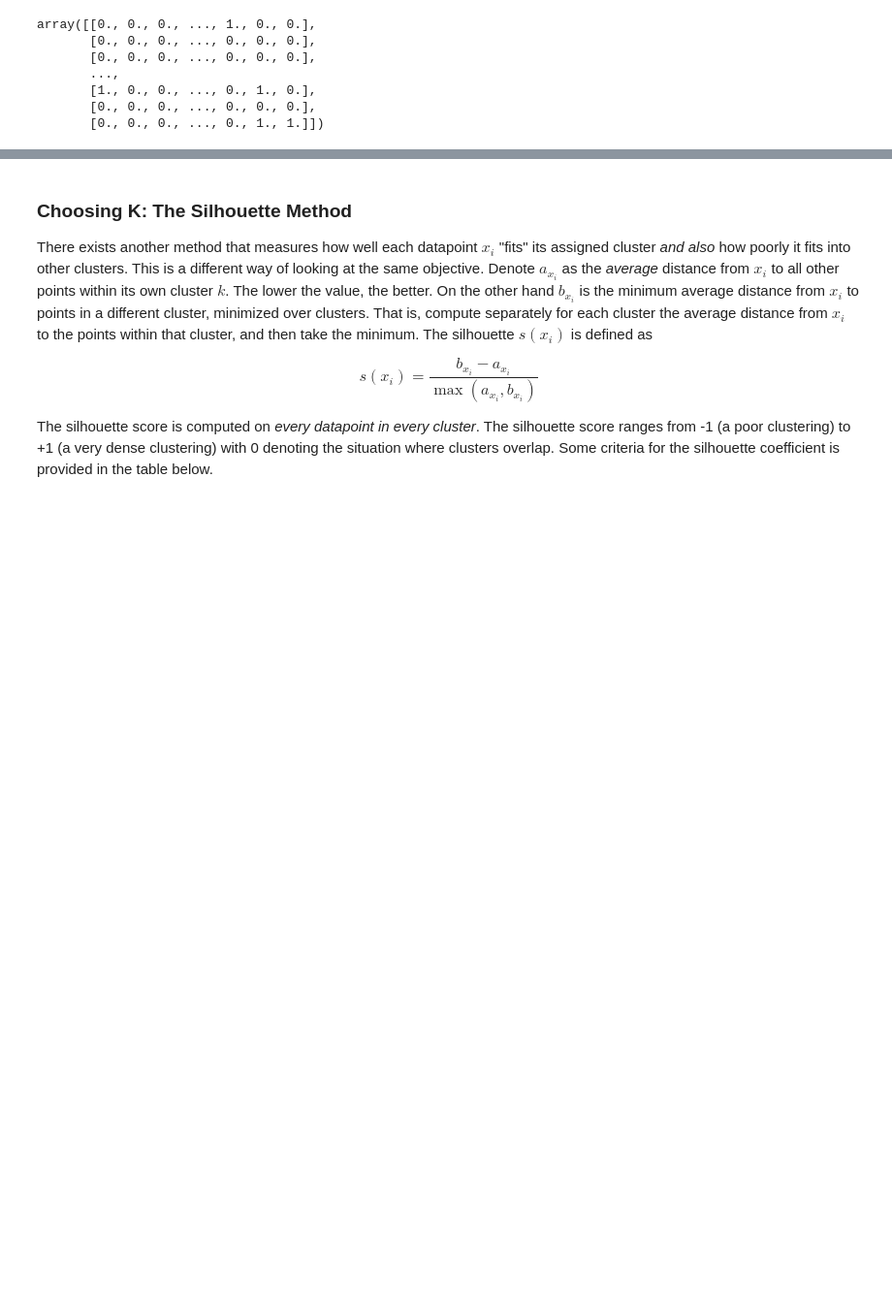
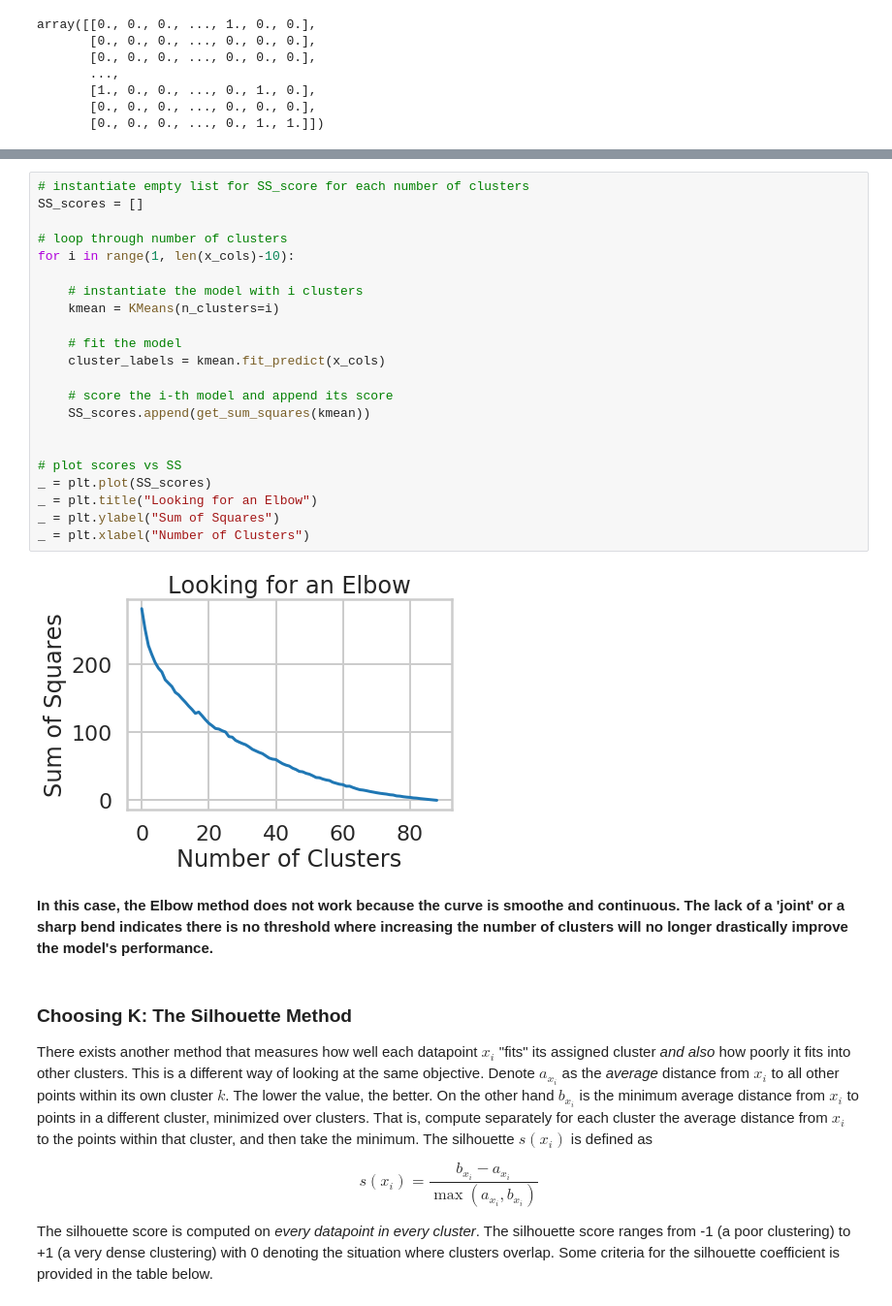
Before and after one commit to AHalarewicz/Clustering, a Jupyter notebook: clustering/Mini_Project_Clustering.ipynb, the cells around one changed output, grey strips where cells are left out. Shown at 97% size. Saved outputs shown, nothing was run; the diff lists cells and outputs as text; blank space fills up the shorter version.

```diff
--- a/clustering/Mini_Project_Clustering.ipynb
+++ b/clustering/Mini_Project_Clustering.ipynb
@@ -134 +171,27 @@ cluster_labels = kmean.fit_predict(x_cols)
+# %%
+# instantiate empty list for SS_score for each number of clusters
+SS_scores = []
+
+# loop through number of clusters
+for i in range(1, len(x_cols)-10):
+
+    # instantiate the model with i clusters
+    kmean = KMeans(n_clusters=i)
+
+    # fit the model
+    cluster_labels = kmean.fit_predict(x_cols)
+
+    # score the i-th model and append its score
+    SS_scores.append(get_sum_squares(kmean))
+
+
+# plot scores vs SS
+_ = plt.plot(SS_scores)
+_ = plt.title("Looking for an Elbow")
+_ = plt.ylabel("Sum of Squares")
+_ = plt.xlabel("Number of Clusters")
+# %% [output]
+[figure, added]
+# %% [markdown]
+**In this case, the Elbow method does not work because the curve is smoothe and continuous. The lack of a 'joint' or a sharp bend indicates there is no threshold where increasing the number of clusters will no longer drastically improve the model's performance.**
 # %% [markdown]
```
Also changed, not shown: parts of 2 cells of this notebook.
